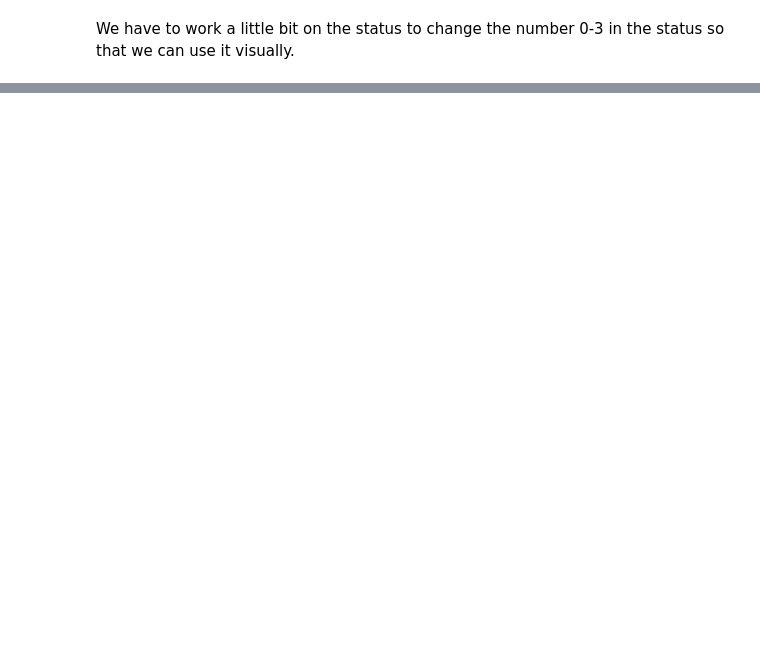
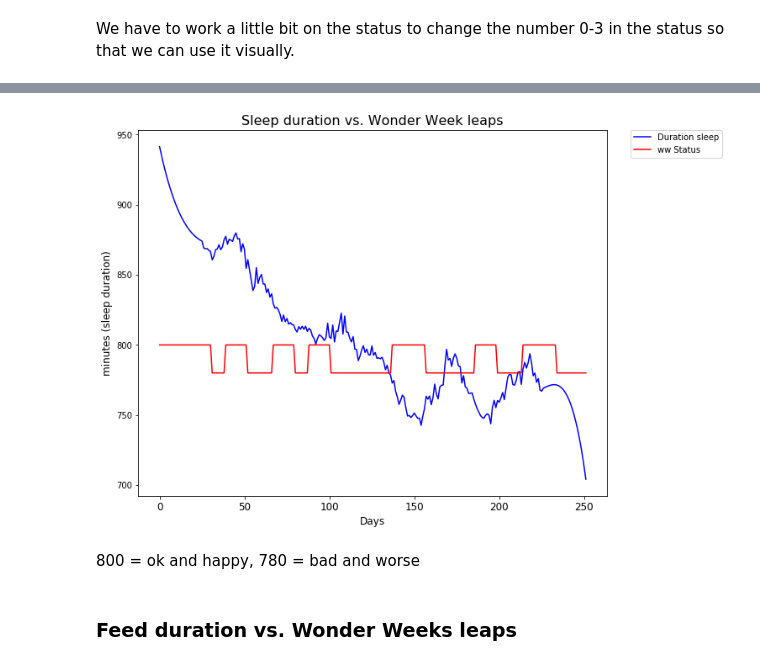
Before and after one commit to yhpf/matochsovklocka, a Jupyter notebook: data_wonderweek.ipynb, the cells around one changed output, grey strips where cells are left out. Drawn from its saved outputs; the diff is of its cells as text; code cells hidden in the pictures; blank space fills up the shorter version.

Commit message:
first smoothen plot provided

```diff
--- a/data_wonderweek.ipynb
+++ b/data_wonderweek.ipynb
@@ -80,0 +97,2 @@ We have to work a little bit on the status to change the number 0-3 in the statu
+# %%
+data['status_d_sleep'] = data['status'].replace([0, 1, 2, 3] , [800, 780, 800, 780])
@@ -80,0 +108,32 @@ We have to work a little bit on the status to change the number 0-3 in the statu
+# %%
+y1 = data.Duration_sleep.values
+x1 = data.index.values
+y1hat = savgol_filter(y1, 51, 3) # window size 51, polynomial order 3
+
+y2 = data.status_d_sleep.values
+x2 = data.index.values
+
+fig, ax = plt.subplots()
+fig.set_size_inches(10, 8)
+
+ax.plot(x1, y1hat, label="Duration sleep", color='b')
+ax.plot(x2, y2, label="ww Status", color='r')
+
+ax.legend(bbox_to_anchor=(1.05, 1), loc=2, borderaxespad=0.)
+
+plt.xlabel('Days')
+plt.ylabel('minutes (sleep duration)')
+plt.title('Sleep duration vs. Wonder Week leaps')
+
+plt.rc('axes', titlesize=16)
+plt.rc('axes', labelsize=12)
+plt.rc('xtick', labelsize=12)
+plt.rc('figure', titlesize=12)
+
+plt.show();
+# %% [output]
+[figure, added]
+# %% [markdown]
+800 = ok and happy, 780 = bad and worse
+# %% [markdown]
+### Feed duration vs. Wonder Weeks leaps
```
Also changed, not shown: parts of 6 cells of this notebook.
